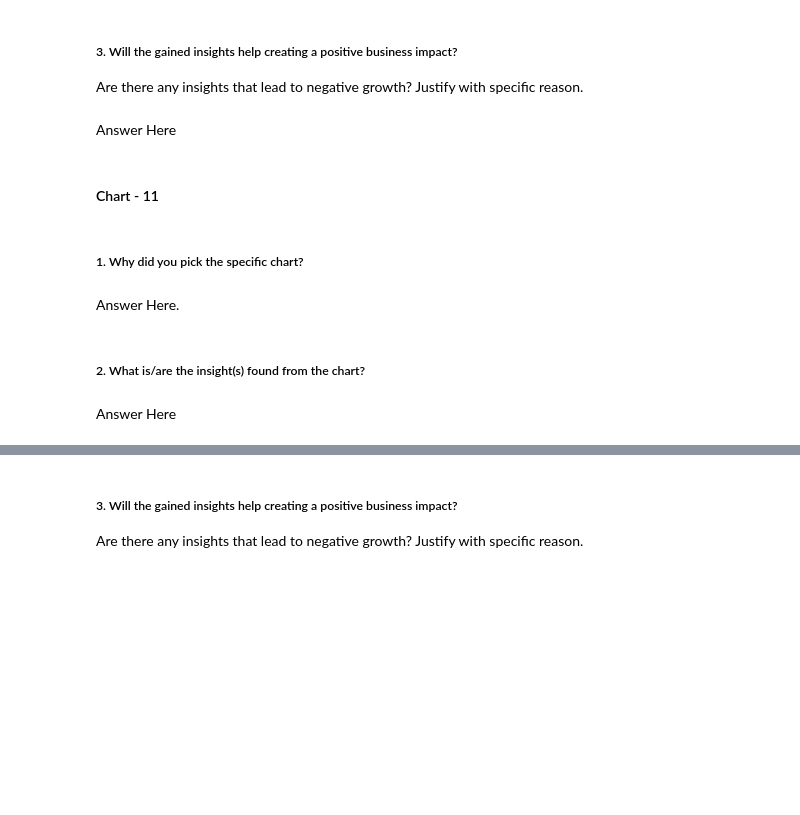
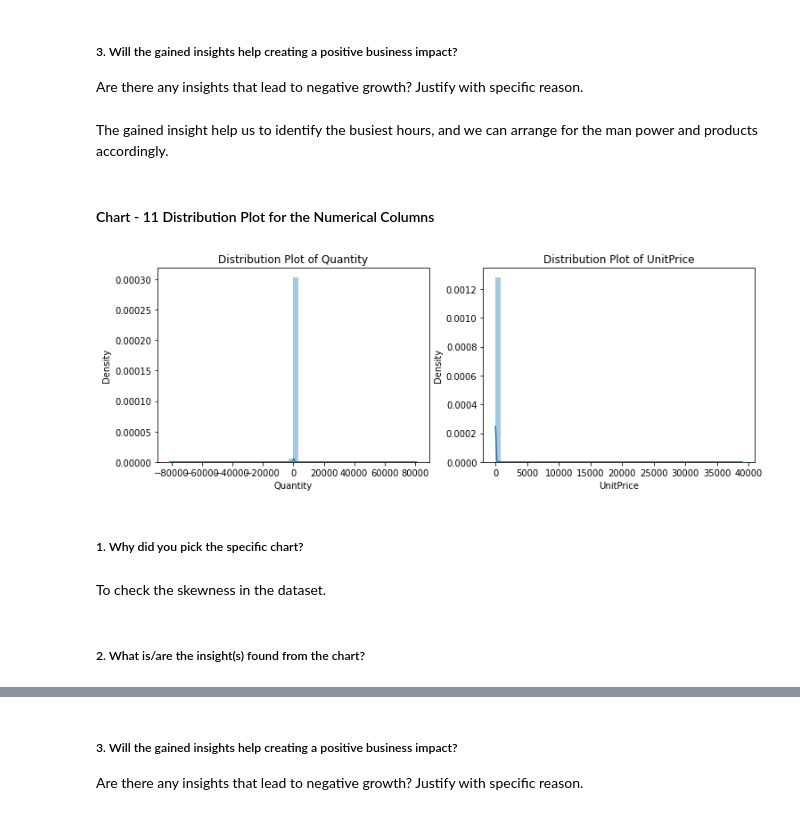
Before and after one commit to Dileepsingh6432/Online-Retail-Customer-Segmentation, a Jupyter notebook: Online_Retail_Customer_Segmentation.ipynb, the cells around one changed output, grey strips where cells are left out. Drawn from its saved outputs; the diff is of its cells as text; code cells hidden in the pictures; blank space fills up the shorter version.

```diff
--- a/Online_Retail_Customer_Segmentation.ipynb
+++ b/Online_Retail_Customer_Segmentation.ipynb
@@ -818,7 +831,7 @@ Answer Here
 # %% [markdown]
 ##### 3. Will the gained insights help creating a positive business impact?
 Are there any insights that lead to negative growth? Justify with specific reason.
-# %% [markdown]
-Answer Here
+# %% [markdown]
+The gained insight help us to identify the busiest hours, and we can arrange for the man power and products accordingly.
 # %% [markdown]
-#### Chart - 11
+#### Chart - 11 Distribution Plot for the Numerical Columns
@@ -827,8 +838,19 @@ Answer Here
+# %%
+# Chart - 11 visualization code
+cols = ['Quantity', 'UnitPrice']
+
+fig, axs = plt.subplots(1, 2, figsize=(12, 4))
+
+for i, col in enumerate(cols):
+    sns.distplot(df[col].dropna(), ax=axs[i], kde=True)
+    axs[i].set_title(f'Distribution Plot of {col}')
+
+plt.show()
+# %% [output]
+[figure, added]
 # %% [markdown]
 ##### 1. Why did you pick the specific chart?
-# %% [markdown]
-Answer Here.
+# %% [markdown]
+To check the skewness in the dataset.
 # %% [markdown]
 ##### 2. What is/are the insight(s) found from the chart?
-# %% [markdown]
-Answer Here
```
Also changed, not shown: parts of 48 cells of this notebook.
